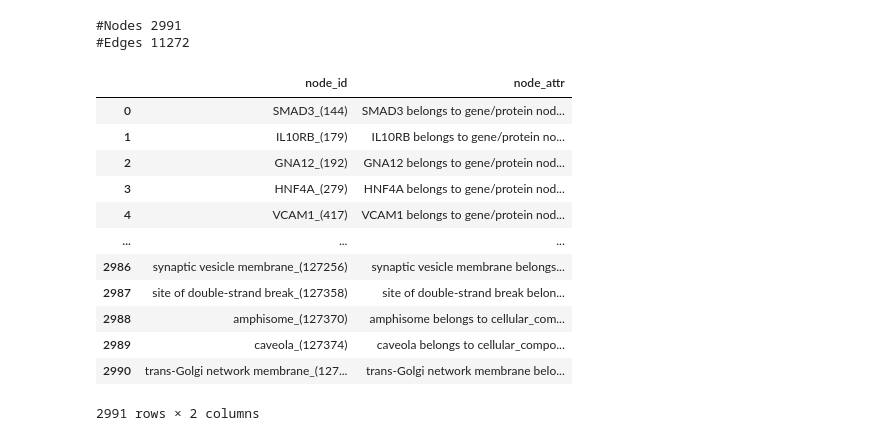
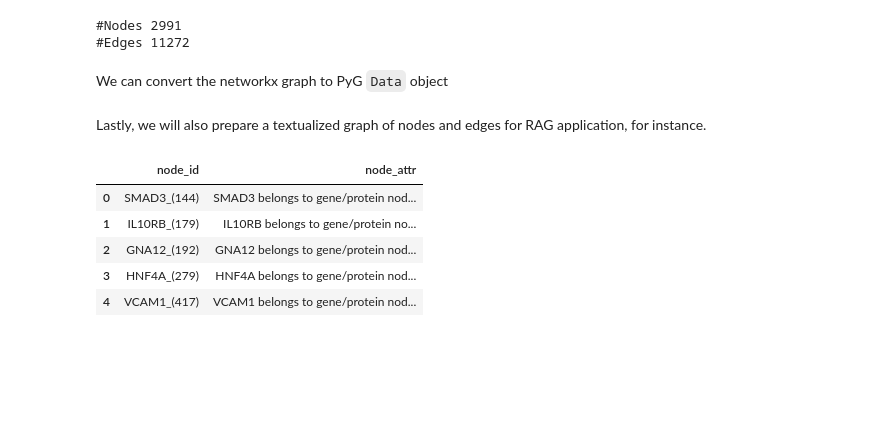
Before and after one commit to VirtualPatientEngine/AIAgents4Pharma, a Jupyter notebook: docs/notebooks/talk2knowledgegraphs/tutorial_biobridge_primekg_multimodal .ipynb, the cells around one changed output. Saved outputs shown, nothing was run; the diff lists cells and outputs as text; code cells hidden in the pictures; blank space fills up the shorter version.

```diff
--- a/docs/notebooks/talk2knowledgegraphs/tutorial_biobridge_primekg_multimodal .ipynb
+++ b/docs/notebooks/talk2knowledgegraphs/tutorial_biobridge_primekg_multimodal .ipynb
@@ -533,6 +514,8 @@ print ("#Edges", kg.number_of_edges())
 # %% [output]
 #Nodes 2991
 #Edges 11272
+# %% [markdown]
+We can convert the networkx graph to PyG `Data` object
 # %%
 # Convert networkx graph to PyG data object
 pyg_graph = from_networkx(kg)
@@ -546,27 +529,22 @@ with open(os.path.join(local_dir, 'biobridge_multimodal_pyg_graph.pkl'), 'wb') a
 # Load graph object
 # with open(os.path.join(local_dir, 'biobridge_ibd_pyg_graph.pkl'), 'rb') as f:
 #     pyg_graph = pickle.load(f)
+# %% [markdown]
+Lastly, we will also prepare a textualized graph of nodes and edges for RAG application, for instance.
 # %%
 # Prepare nodes
 nodes_df = pd.DataFrame({
     'node_id': list(pyg_graph.node_id),
     'node_attr': list(pyg_graph.desc),
 })
-nodes_df
+nodes_df.head(5)
 # %% [output]
 |  | node_id | node_attr |
 | 0 | SMAD3_(144) | SMAD3 belongs to gene/protein nod... |
 | 1 | IL10RB_(179) | IL10RB belongs to gene/protein no... |
 | 2 | GNA12_(192) | GNA12 belongs to gene/protein nod... |
 | 3 | HNF4A_(279) | HNF4A belongs to gene/protein nod... |
 | 4 | VCAM1_(417) | VCAM1 belongs to gene/protein nod... |
-| ... | ... | ... |
-| 2986 | synaptic vesicle membrane_(127256) | synaptic vesicle membrane belongs... |
-| 2987 | site of double-strand break_(127358) | site of double-strand break belon... |
-| 2988 | amphisome_(127370) | amphisome belongs to cellular_com... |
-| 2989 | caveola_(127374) | caveola belongs to cellular_compo... |
-| 2990 | trans-Golgi network membrane_(127... | trans-Golgi network membrane belo... |
-2991 rows × 2 columns
 # %%
 # Prepare edges
 edges_df = pd.DataFrame({
```
Also changed, not shown: parts of 32 cells of this notebook, 2 other files.
